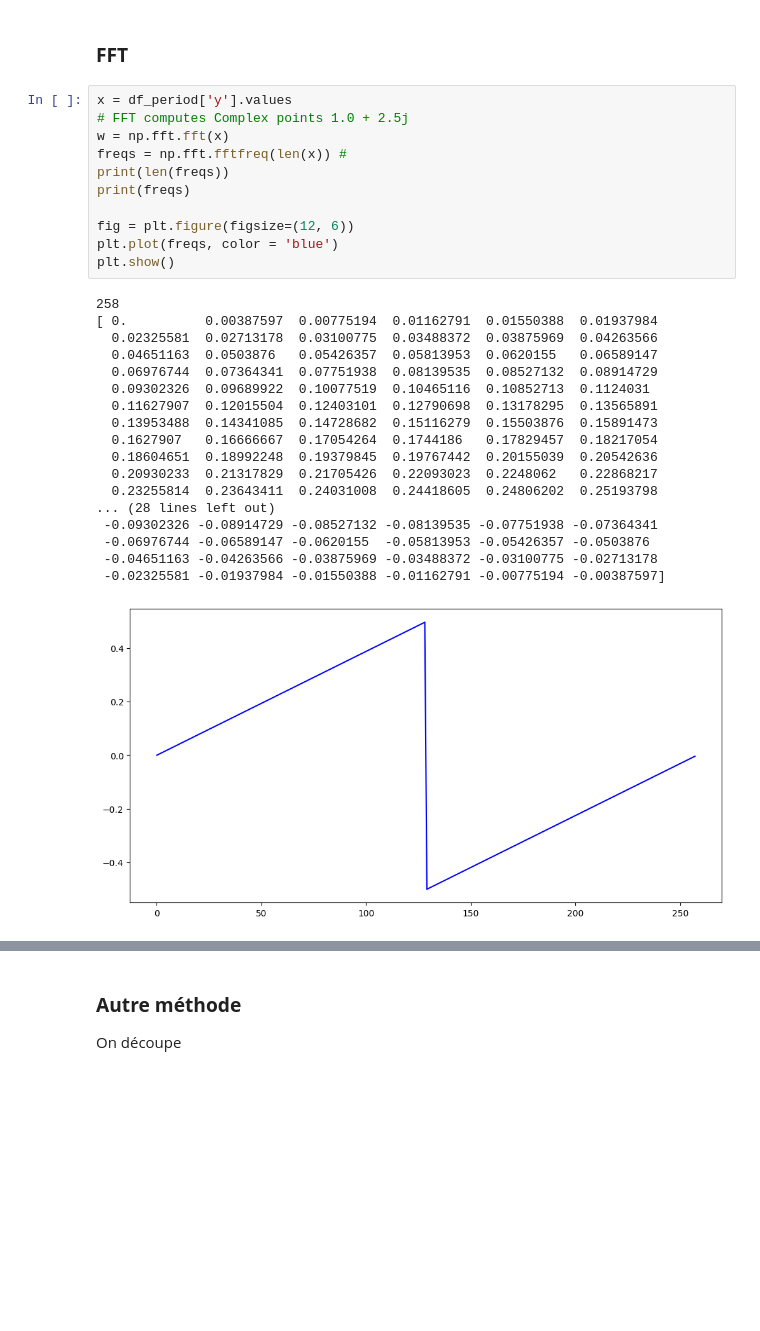
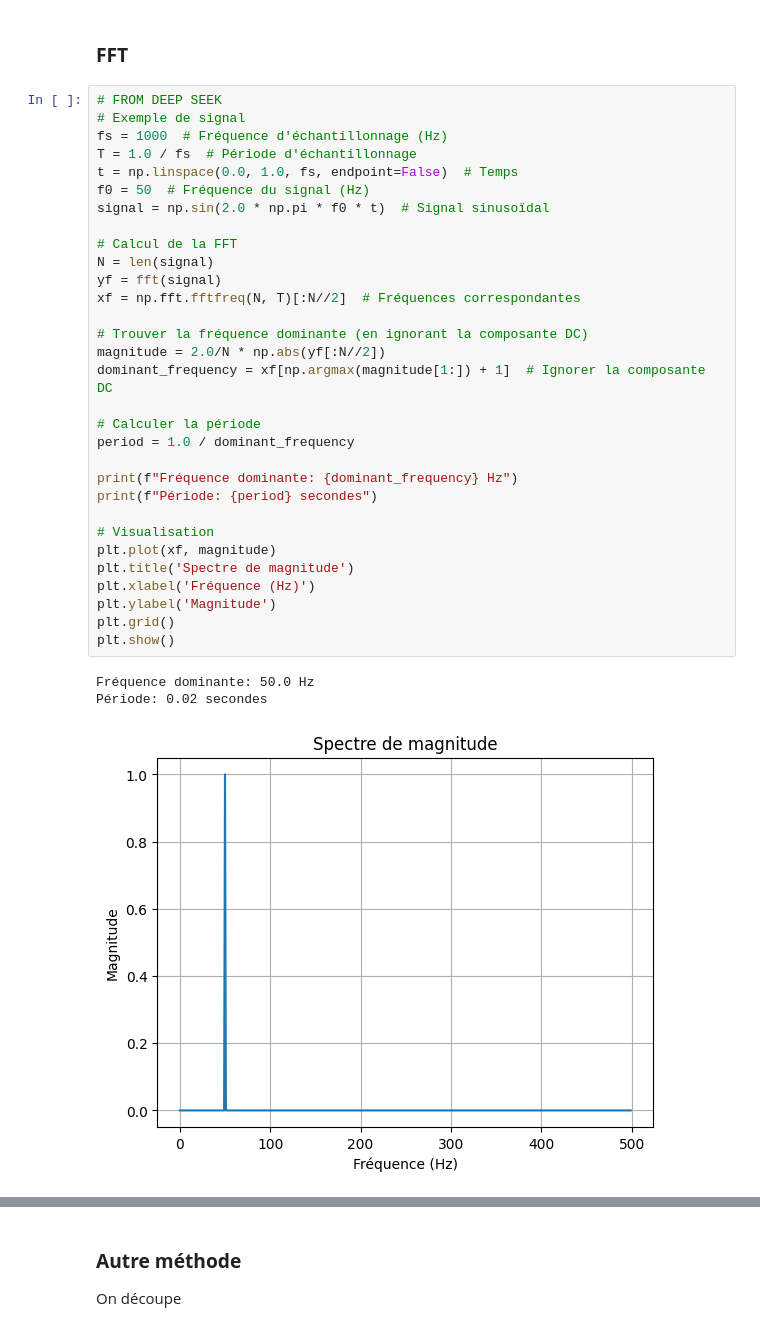
Before and after one commit to Franck-LF/time_series, a Jupyter notebook: Brief_video.ipynb, the cells around one changed output, grey strips where cells are left out. Drawn from its saved outputs; the diff is of its cells as text; blank space fills up the shorter version.

```diff
--- a/Brief_video.ipynb
+++ b/Brief_video.ipynb
@@ -515,33 +518,38 @@ plt.show()
 ## **Recherche de la période**
 # %% [markdown]
 ### **FFT**
-# %%
-x = df_period['y'].values
-# FFT computes Complex points 1.0 + 2.5j
-w = np.fft.fft(x)
-freqs = np.fft.fftfreq(len(x)) #
-print(len(freqs))
-print(freqs)
-
-fig = plt.figure(figsize=(12, 6))
-plt.plot(freqs, color = 'blue')
-plt.show()
-# %% [output]
-258
-[ 0.          0.00387597  0.00775194  0.01162791  0.01550388  0.01937984
-  0.02325581  0.02713178  0.03100775  0.03488372  0.03875969  0.04263566
-  0.04651163  0.0503876   0.05426357  0.05813953  0.0620155   0.06589147
-  0.06976744  0.07364341  0.07751938  0.08139535  0.08527132  0.08914729
-  0.09302326  0.09689922  0.10077519  0.10465116  0.10852713  0.1124031
-  0.11627907  0.12015504  0.12403101  0.12790698  0.13178295  0.13565891
-  0.13953488  0.14341085  0.14728682  0.15116279  0.15503876  0.15891473
-  0.1627907   0.16666667  0.17054264  0.1744186   0.17829457  0.18217054
-  0.18604651  0.18992248  0.19379845  0.19767442  0.20155039  0.20542636
-  0.20930233  0.21317829  0.21705426  0.22093023  0.2248062   0.22868217
-  0.23255814  0.23643411  0.24031008  0.24418605  0.24806202  0.25193798
-... (28 lines left out)
- -0.09302326 -0.08914729 -0.08527132 -0.08139535 -0.07751938 -0.07364341
- -0.06976744 -0.06589147 -0.0620155  -0.05813953 -0.05426357 -0.0503876
- -0.04651163 -0.04263566 -0.03875969 -0.03488372 -0.03100775 -0.02713178
- -0.02325581 -0.01937984 -0.01550388 -0.01162791 -0.00775194 -0.00387597]
-[figure, removed]
+# %%
+# FROM DEEP SEEK
+# Exemple de signal
+fs = 1000  # Fréquence d'échantillonnage (Hz)
+T = 1.0 / fs  # Période d'échantillonnage
+t = np.linspace(0.0, 1.0, fs, endpoint=False)  # Temps
+f0 = 50  # Fréquence du signal (Hz)
+signal = np.sin(2.0 * np.pi * f0 * t)  # Signal sinusoïdal
+
+# Calcul de la FFT
+N = len(signal)
+yf = fft(signal)
+xf = np.fft.fftfreq(N, T)[:N//2]  # Fréquences correspondantes
+
+# Trouver la fréquence dominante (en ignorant la composante DC)
+magnitude = 2.0/N * np.abs(yf[:N//2])
+dominant_frequency = xf[np.argmax(magnitude[1:]) + 1]  # Ignorer la composante DC
+
+# Calculer la période
+period = 1.0 / dominant_frequency
+
+print(f"Fréquence dominante: {dominant_frequency} Hz")
+print(f"Période: {period} secondes")
+
+# Visualisation
+plt.plot(xf, magnitude)
+plt.title('Spectre de magnitude')
+plt.xlabel('Fréquence (Hz)')
+plt.ylabel('Magnitude')
+plt.grid()
+plt.show()
+# %% [output]
+Fréquence dominante: 50.0 Hz
+Période: 0.02 secondes
+[figure, added]
```
Also changed, not shown: parts of 7 cells of this notebook.
